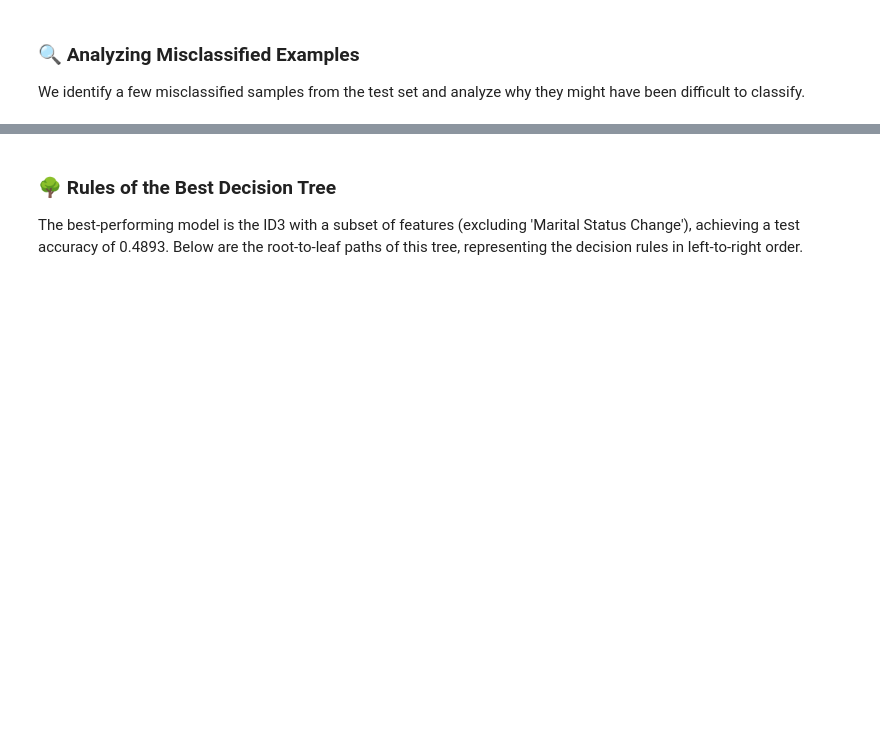
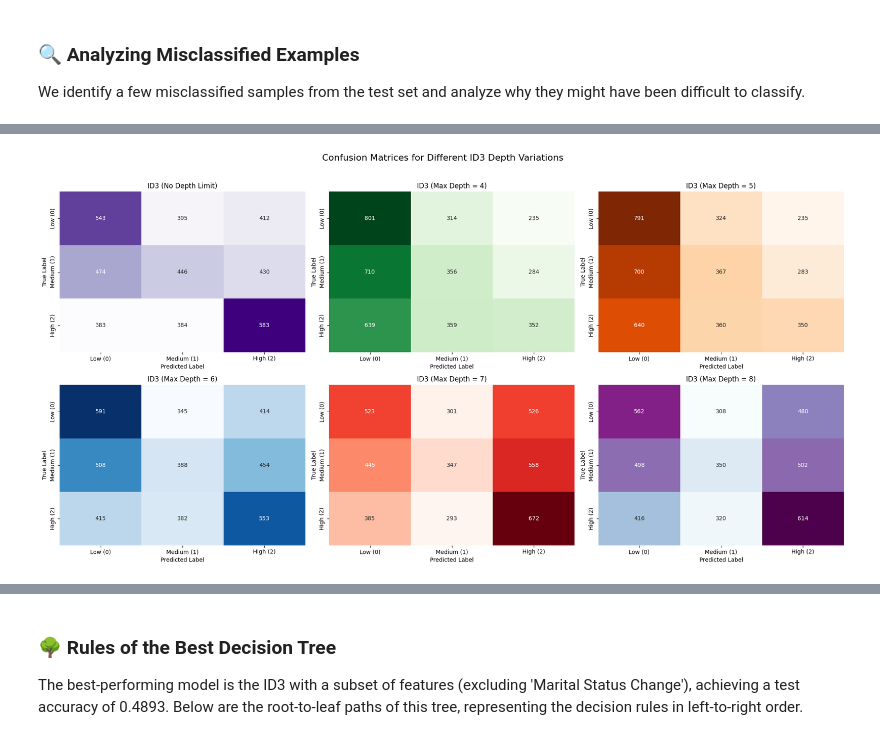
Before and after one commit to merttcetn/ML-PA2, a Jupyter notebook: assignment2.ipynb, the cells around one changed output, grey strips where cells are left out. Saved outputs shown, nothing was run; the diff lists cells and outputs as text; code cells hidden in the pictures; blank space fills up the shorter version.

```diff
--- a/assignment2.ipynb
+++ b/assignment2.ipynb
@@ -914,0 +884,44 @@ evaluate_model("3. ID3 with Subset Features (No 'Marital Status Change')", tree_
+# %%
+# Save predictions for all models
+y_preds = [
+    [predict(tree1, X_test.iloc[i]) for i in range(len(X_test))],
+    [predict(tree2, X_test.iloc[i]) for i in range(len(X_test))],
+    [predict(tree3, X_test.iloc[i]) for i in range(len(X_test))],
+    [predict(tree4, X_test.iloc[i]) for i in range(len(X_test))],
+    [predict(tree5, X_test.iloc[i]) for i in range(len(X_test))],
+    [predict(tree6, X_test.iloc[i]) for i in range(len(X_test))]
+]
+
+# Labels
+labels = [0, 1, 2]
+label_names = ["Low (0)", "Medium (1)", "High (2)"]
+
+# Compute confusion matrices
+cms = [confusion_matrix(y_test, y_pred, labels=labels) for y_pred in y_preds]
+
+# Titles and color palettes
+titles = [
+    "ID3 (No Depth Limit)",
+    "ID3 (Max Depth = 4)",
+    "ID3 (Max Depth = 5)",
+    "ID3 (Max Depth = 6)",
+    "ID3 (Max Depth = 7)",
+    "ID3 (Max Depth = 8)"
+]
+palettes = ['Purples', 'Greens', 'Oranges', 'Blues', 'Reds', 'BuPu']
+
+# Plotting: 2 rows x 3 columns
+fig, axes = plt.subplots(2, 3, figsize=(20, 10))
+
+for ax, cm, title, cmap in zip(axes.flatten(), cms, titles, palettes):
+    sns.heatmap(cm, annot=True, fmt="d", cmap=cmap, cbar=False,
+                xticklabels=label_names, yticklabels=label_names, ax=ax)
+    ax.set_title(title, fontsize=12)
+    ax.set_xlabel("Predicted Label")
+    ax.set_ylabel("True Label")
+
+plt.suptitle("Confusion Matrices for Different ID3 Depth Variations", fontsize=16, y=1.02)
+plt.tight_layout()
+plt.show()
+# %% [output]
+[figure, added]
```
Also changed, not shown: parts of 40 cells of this notebook, 2 other files.
